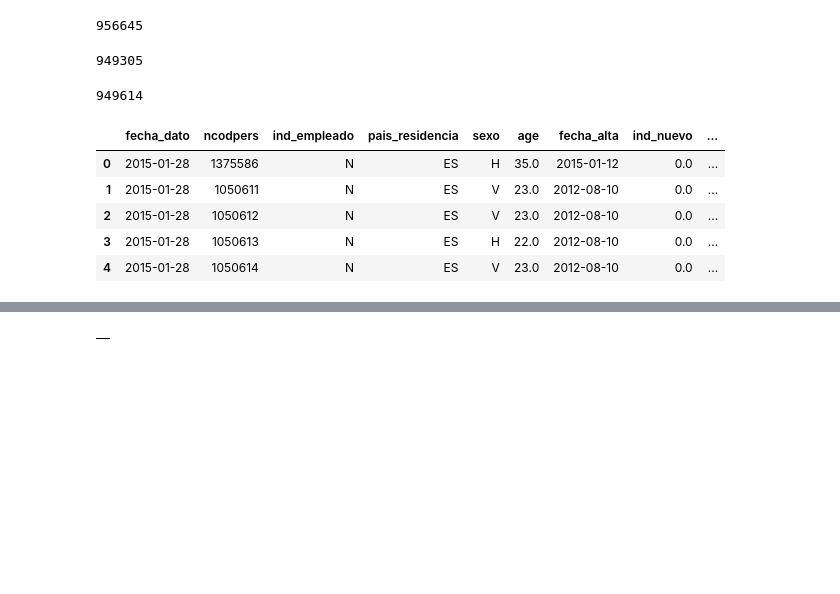
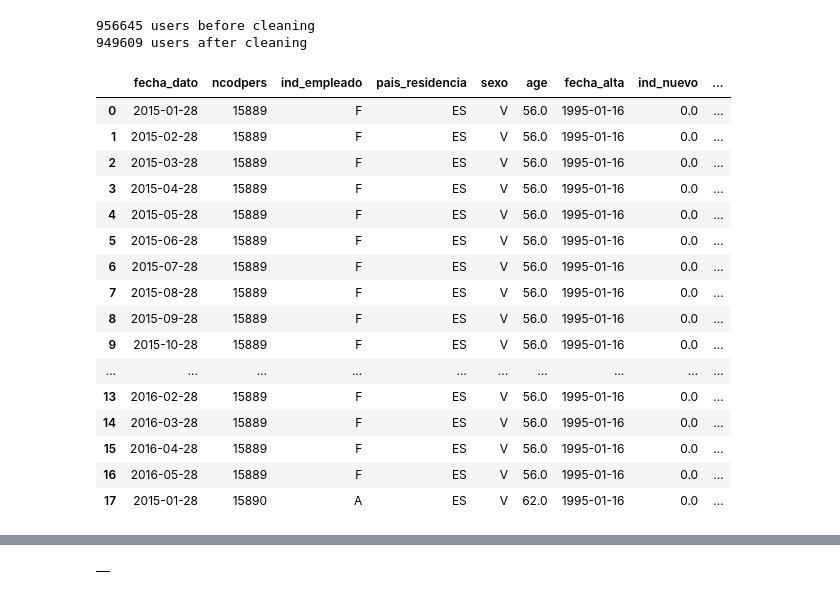
Before and after one commit to PetrShypila/Santander-Competition, a Jupyter notebook: notebooks/1-preprocessing.ipynb, the cells around one changed output, grey strips where cells are left out. Drawn from its saved outputs; the diff is of its cells as text; code cells hidden in the pictures; blank space fills up the shorter version.

```diff
--- a/notebooks/1-preprocessing.ipynb
+++ b/notebooks/1-preprocessing.ipynb
@@ -14,19 +14,13 @@ iter_csv = pd.read_csv('../data/raw/train.csv.zip', na_values = na_values, skipi
 
 #corrupted = pd.concat([chunk[chunk['ncodpers'].between(660248, 660250)] for chunk in iter_csv]) #Small dataset could be used for testing
 corrupted = pd.concat([chunk for chunk in iter_csv])
-# %%
-len(corrupted.ncodpers.unique())
-# %% [output]
-956645
-# %%
-temp = corrupted[~corrupted.ncodpers.isin(corrupted['ncodpers'][corrupted.age.isnull()])]
-len(temp.ncodpers.unique())
-# %% [output]
-949305
 # %%
-# Remove all profiles where at least one month is corrupted(contains null values in all columns)
+# Remove corrupted entries
+print('%d users before cleaning' % len(corrupted.ncodpers.unique()))
 corrupted = corrupted[corrupted.age.notnull()]
-print(len(corrupted.ncodpers.unique()))
+corrupted = corrupted[corrupted.sexo.notnull()]
+print('%d users after cleaning' % len(corrupted.ncodpers.unique()))
 corrupted.drop('nomprov', axis=1, inplace=True) # Drop province name. It is 100% useless
 # %% [output]
-949614
+956645 users before cleaning
+949609 users after cleaning
@@ -35,12 +27,27 @@ X_train = corrupted.ix[:,:'segmento']
+# %%
+corrupted.sort_values(['ncodpers', 'fecha_dato'], inplace=True)
+corrupted.reset_index(drop=True, inplace=True)
+X_train = corrupted.ix[:,:'segmento']
 # %%
-X_train.head()
+X_train.head(18)
 # %% [output]
 |  | fecha_dato | ncodpers | ind_empleado | pais_residencia | sexo | age | fecha_alta | ind_nuevo | ... |
-| 0 | 2015-01-28 | 1375586 | N | ES | H | 35.0 | 2015-01-12 | 0.0 | ... |
-| 1 | 2015-01-28 | 1050611 | N | ES | V | 23.0 | 2012-08-10 | 0.0 | ... |
-| 2 | 2015-01-28 | 1050612 | N | ES | V | 23.0 | 2012-08-10 | 0.0 | ... |
-| 3 | 2015-01-28 | 1050613 | N | ES | H | 22.0 | 2012-08-10 | 0.0 | ... |
-| 4 | 2015-01-28 | 1050614 | N | ES | V | 23.0 | 2012-08-10 | 0.0 | ... |
+| 0 | 2015-01-28 | 15889 | F | ES | V | 56.0 | 1995-01-16 | 0.0 | ... |
+| 1 | 2015-02-28 | 15889 | F | ES | V | 56.0 | 1995-01-16 | 0.0 | ... |
+| 2 | 2015-03-28 | 15889 | F | ES | V | 56.0 | 1995-01-16 | 0.0 | ... |
+| 3 | 2015-04-28 | 15889 | F | ES | V | 56.0 | 1995-01-16 | 0.0 | ... |
+| 4 | 2015-05-28 | 15889 | F | ES | V | 56.0 | 1995-01-16 | 0.0 | ... |
+| 5 | 2015-06-28 | 15889 | F | ES | V | 56.0 | 1995-01-16 | 0.0 | ... |
+| 6 | 2015-07-28 | 15889 | F | ES | V | 56.0 | 1995-01-16 | 0.0 | ... |
+| 7 | 2015-08-28 | 15889 | F | ES | V | 56.0 | 1995-01-16 | 0.0 | ... |
+| 8 | 2015-09-28 | 15889 | F | ES | V | 56.0 | 1995-01-16 | 0.0 | ... |
+| 9 | 2015-10-28 | 15889 | F | ES | V | 56.0 | 1995-01-16 | 0.0 | ... |
+| ... | ... | ... | ... | ... | ... | ... | ... | ... | ... |
+| 13 | 2016-02-28 | 15889 | F | ES | V | 56.0 | 1995-01-16 | 0.0 | ... |
+| 14 | 2016-03-28 | 15889 | F | ES | V | 56.0 | 1995-01-16 | 0.0 | ... |
+| 15 | 2016-04-28 | 15889 | F | ES | V | 56.0 | 1995-01-16 | 0.0 | ... |
+| 16 | 2016-05-28 | 15889 | F | ES | V | 56.0 | 1995-01-16 | 0.0 | ... |
+| 17 | 2015-01-28 | 15890 | A | ES | V | 62.0 | 1995-01-16 | 0.0 | ... |
 # %%
 y_train = corrupted.ix[:,'ind_ahor_fin_ult1':]
 y_train.insert(0, 'ncodpers', X_train.ix[:,'ncodpers'])
```
Also changed, not shown: parts of 9 cells of this notebook.
